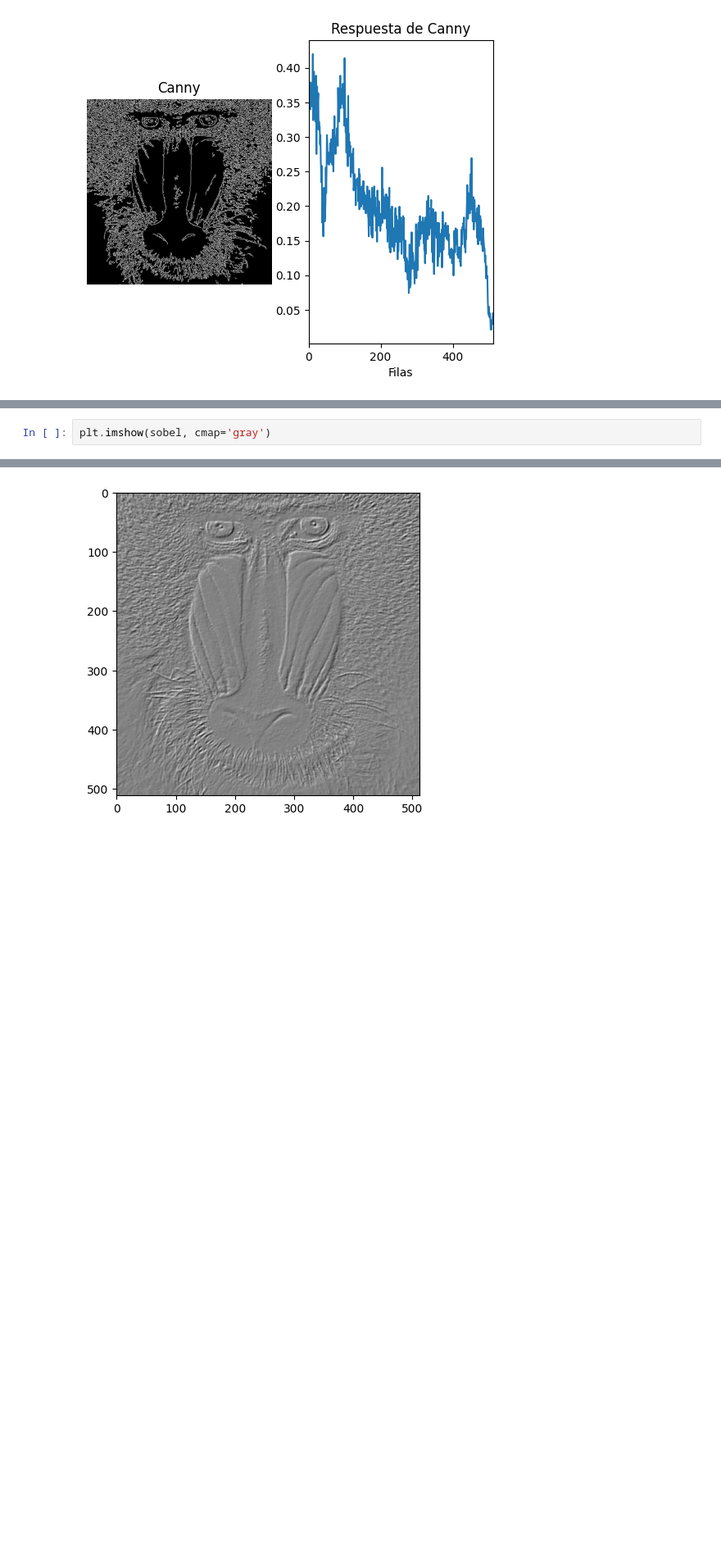
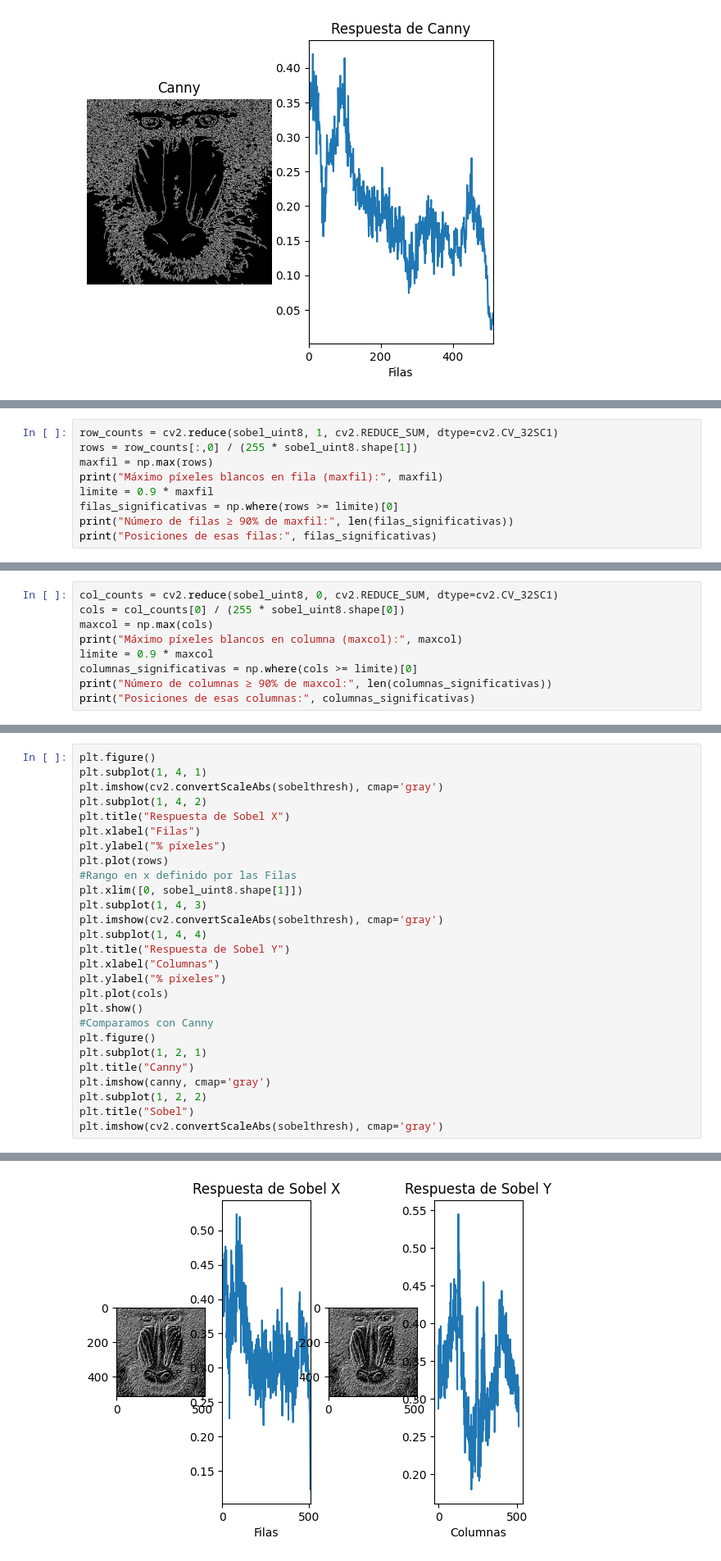
Before and after one commit to NicolasReyAlonso/Entrega_Prac_2, a Jupyter notebook: Entrega_2.ipynb, the cells around one changed output, grey strips where cells are left out. Shown at 82% size. Saved outputs shown, nothing was run; the diff lists cells and outputs as text; blank space fills up the shorter version.

```diff
--- a/Entrega_2.ipynb
+++ b/Entrega_2.ipynb
@@ -74,0 +85,9 @@ sobel = cv2.add(sobelx, sobely)
+# %%
+row_counts = cv2.reduce(sobel_uint8, 1, cv2.REDUCE_SUM, dtype=cv2.CV_32SC1)
+rows = row_counts[:,0] / (255 * sobel_uint8.shape[1])
+maxfil = np.max(rows)
+print("Máximo píxeles blancos en fila (maxfil):", maxfil)
+limite = 0.9 * maxfil
+filas_significativas = np.where(rows >= limite)[0]
+print("Número de filas ≥ 90% de maxfil:", len(filas_significativas))
+print("Posiciones de esas filas:", filas_significativas)
@@ -74,0 +100,9 @@ sobel = cv2.add(sobelx, sobely)
+# %%
+col_counts = cv2.reduce(sobel_uint8, 0, cv2.REDUCE_SUM, dtype=cv2.CV_32SC1)
+cols = col_counts[0] / (255 * sobel_uint8.shape[0])
+maxcol = np.max(cols)
+print("Máximo píxeles blancos en columna (maxcol):", maxcol)
+limite = 0.9 * maxcol
+columnas_significativas = np.where(cols >= limite)[0]
+print("Número de columnas ≥ 90% de maxcol:", len(columnas_significativas))
+print("Posiciones de esas columnas:", columnas_significativas)
@@ -75,3 +115,28 @@ sobel = cv2.add(sobelx, sobely)
 # %%
-plt.imshow(sobel, cmap='gray')
+plt.figure()
+plt.subplot(1, 4, 1)
+plt.imshow(cv2.convertScaleAbs(sobelthresh), cmap='gray')
+plt.subplot(1, 4, 2)
+plt.title("Respuesta de Sobel X")
+plt.xlabel("Filas")
+plt.ylabel("% píxeles")
+plt.plot(rows)
+#Rango en x definido por las Filas
+plt.xlim([0, sobel_uint8.shape[1]])
+plt.subplot(1, 4, 3)
+plt.imshow(cv2.convertScaleAbs(sobelthresh), cmap='gray')
+plt.subplot(1, 4, 4)
+plt.title("Respuesta de Sobel Y")
+plt.xlabel("Columnas")
+plt.ylabel("% píxeles")
+plt.plot(cols)
+plt.show()
+#Comparamos con Canny
+plt.figure()
+plt.subplot(1, 2, 1)
+plt.title("Canny")
+plt.imshow(canny, cmap='gray')
+plt.subplot(1, 2, 2)
+plt.title("Sobel")
+plt.imshow(cv2.convertScaleAbs(sobelthresh), cmap='gray')
 # %% [output]
@@ -79 +143 @@ plt.imshow(sobel, cmap='gray')
-[figure, old version]
+[figure, new version]
```
Also changed, not shown: parts of 14 cells of this notebook.
